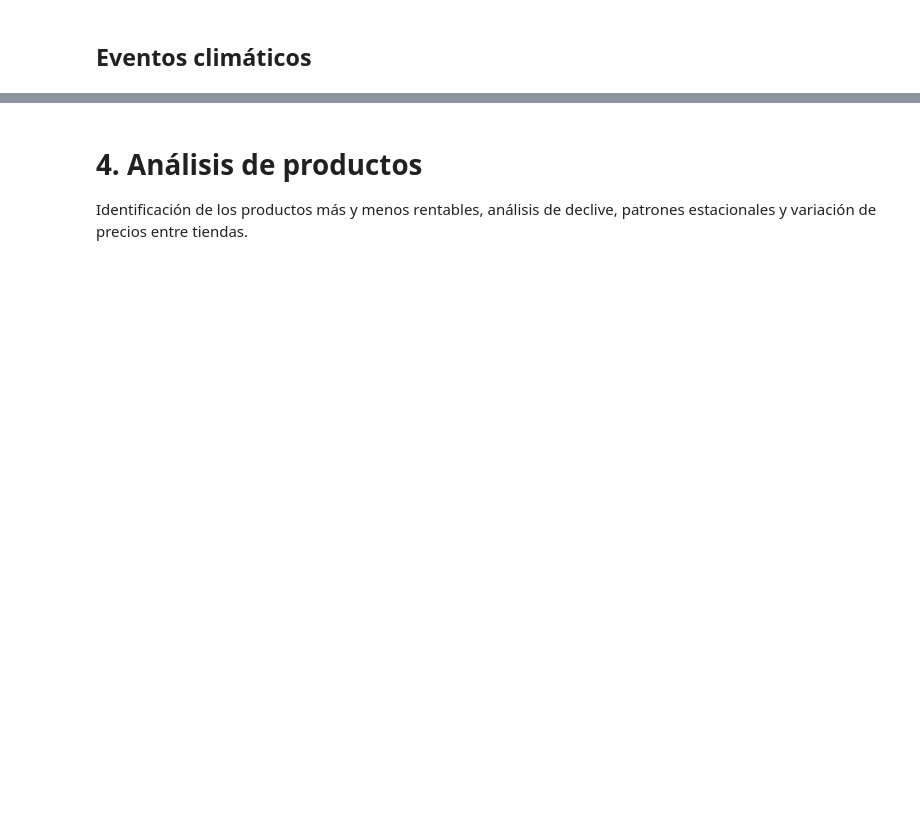
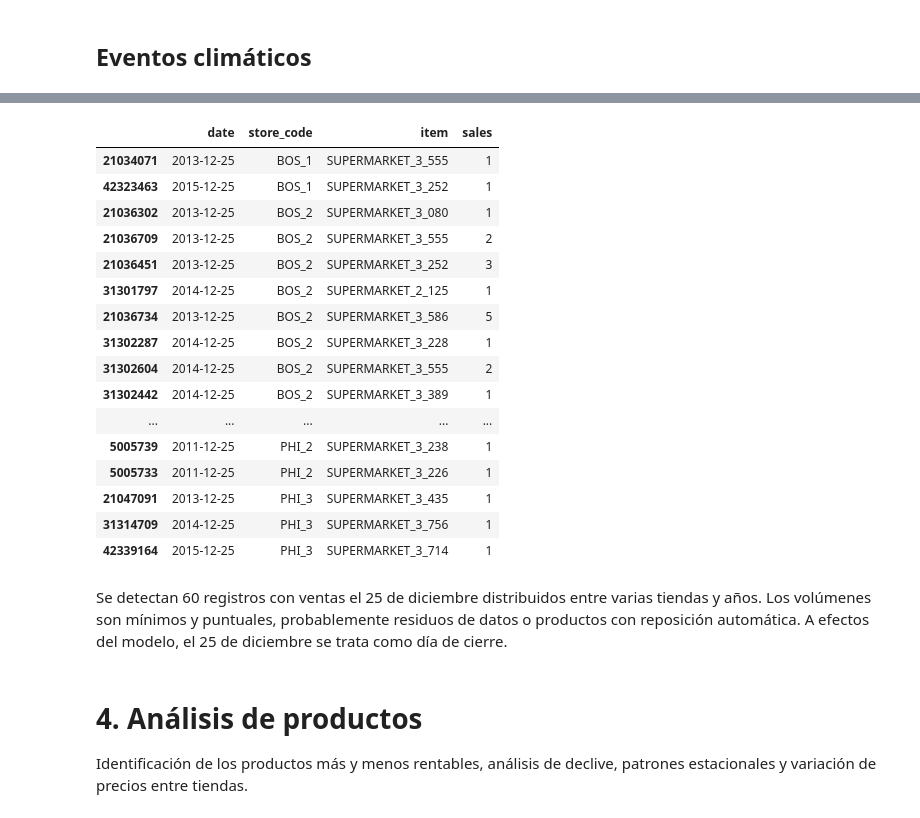
Before and after one commit to luciazarpe/TFM, a Jupyter notebook: eda.ipynb, the cells around one changed output, grey strips where cells are left out. Cells and saved outputs as stored; diff of their text form; code cells hidden in the pictures; blank space fills up the shorter version.

```diff
--- a/eda.ipynb
+++ b/eda.ipynb
@@ -510,6 +546,31 @@ for fecha in fechas:
 > un patrón consistente y repetido a lo largo de varios años. Los eventos
 > con un único año de datos o sin patrón claro no se consideran suficientemente
 > robustos para usarse como features en el modelo.
+# %%
+# dias 25 de diciembre con ventas distintas de 0
+df[(df.date.dt.month == 12) & (df.date.dt.day == 25) & (df.sales != 0)][['date', 'store_code', 'item', 'sales']].sort_values('store_code')
+# %% [output]
+|  | date | store_code | item | sales |
+| 21034071 | 2013-12-25 | BOS_1 | SUPERMARKET_3_555 | 1 |
+| 42323463 | 2015-12-25 | BOS_1 | SUPERMARKET_3_252 | 1 |
+| 21036302 | 2013-12-25 | BOS_2 | SUPERMARKET_3_080 | 1 |
+| 21036709 | 2013-12-25 | BOS_2 | SUPERMARKET_3_555 | 2 |
+| 21036451 | 2013-12-25 | BOS_2 | SUPERMARKET_3_252 | 3 |
+| 31301797 | 2014-12-25 | BOS_2 | SUPERMARKET_2_125 | 1 |
+| 21036734 | 2013-12-25 | BOS_2 | SUPERMARKET_3_586 | 5 |
+| 31302287 | 2014-12-25 | BOS_2 | SUPERMARKET_3_228 | 1 |
+| 31302604 | 2014-12-25 | BOS_2 | SUPERMARKET_3_555 | 2 |
+| 31302442 | 2014-12-25 | BOS_2 | SUPERMARKET_3_389 | 1 |
+| ... | ... | ... | ... | ... |
+| 5005739 | 2011-12-25 | PHI_2 | SUPERMARKET_3_238 | 1 |
+| 5005733 | 2011-12-25 | PHI_2 | SUPERMARKET_3_226 | 1 |
+| 21047091 | 2013-12-25 | PHI_3 | SUPERMARKET_3_435 | 1 |
+| 31314709 | 2014-12-25 | PHI_3 | SUPERMARKET_3_756 | 1 |
+| 42339164 | 2015-12-25 | PHI_3 | SUPERMARKET_3_714 | 1 |
+# %% [markdown]
+Se detectan 60 registros con ventas el 25 de diciembre distribuidos entre varias tiendas y años.
+Los volúmenes son mínimos y puntuales, probablemente residuos de datos o productos con reposición
+automática. A efectos del modelo, el 25 de diciembre se trata como día de cierre.
 # %% [markdown]
 # 4. Análisis de productos
 
```
Also changed, not shown: parts of 51 cells of this notebook.
